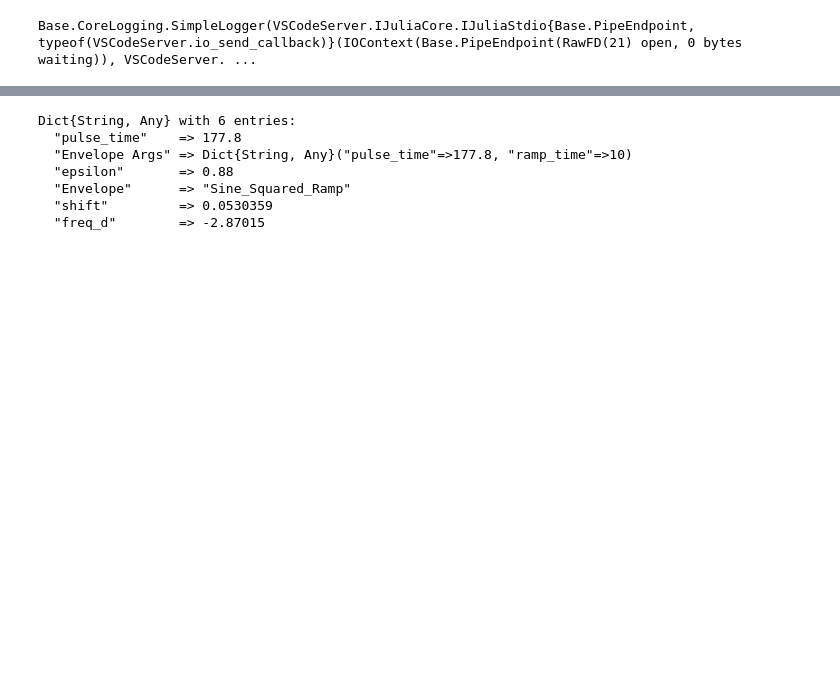
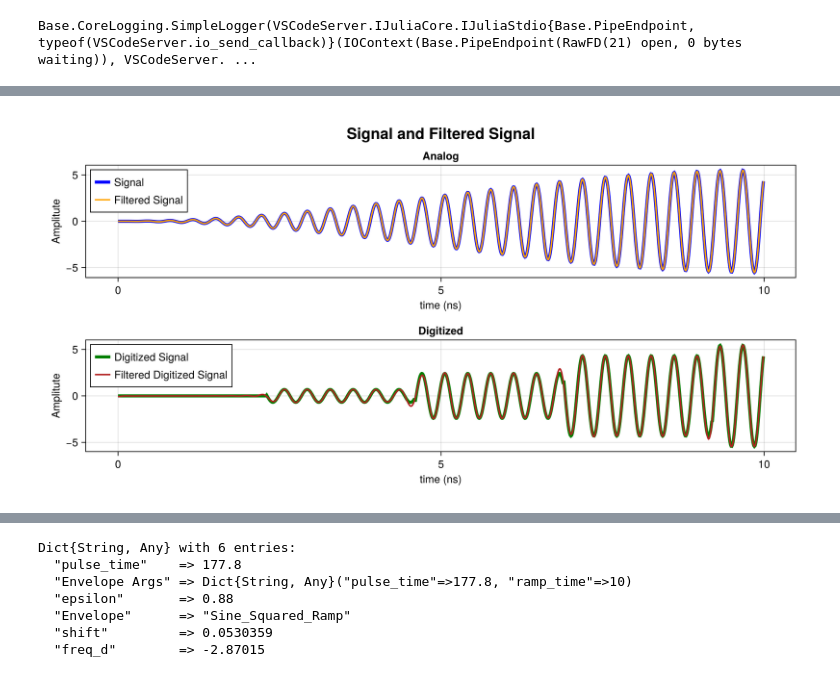
Before and after one commit to Gavin-Rockwood/SuperconductingCavities, a Jupyter notebook: Dev/DevTesting.ipynb, the cells around one changed output, grey strips where cells are left out. Cells and saved outputs as stored; diff of their text form; code cells hidden in the pictures; blank space fills up the shorter version.

```diff
--- a/Dev/DevTesting.ipynb
+++ b/Dev/DevTesting.ipynb
@@ -22,0 +155,32 @@ mode3 = SC.Circuits.Transmon_Resonators.load("ModelSaves/Mode3/Mode3.json");
+# %%
+f = cm.Figure(size=(1000, 500))
+ax = cm.Axis(f[1, 1], title="Analog", xlabel = "time (ns)", ylabel = "Amplitute")
+plot_every = 1
+plot_end = 1000
+
+x = times[1:plot_every:plot_end]
+y = imag.(sig[1:plot_every:plot_end])
+cm.lines!(ax, x, y, color=:blue,linewidth=4, label = "Signal")
+
+x = times[1:plot_every:plot_end]
+y = imag.(ifft[1:plot_every:plot_end])
+cm.lines!(ax, x, y, color=:orange,linewidth=2, label = "Filtered Signal")
+
+cm.axislegend(ax, position = :lt)
+
+ax2 = cm.Axis(f[2, 1], title = "Digitized", xlabel = "time (ns)", ylabel = "Amplitute")
+
+x = times[1:plot_every:plot_end]
+y = imag.(sig_d[1:plot_every:plot_end])
+cm.lines!(ax2, x, y, color=:green,linewidth=4, label = "Digitized Signal")
+
+x = times[1:plot_every:plot_end]
+y = imag.(ifft_d[1:plot_every:plot_end])
+cm.lines!(ax2, x, y, color=:firebrick,linewidth=2, label = "Filtered Digitized Signal")
+
+cm.axislegend(ax2, position = :lt)
+
+cm.Label(f[1,1:1, cm.Top()], "Signal and Filtered Signal", valign = :bottom, padding = (0,0,30,0), font =:bold, fontsize = 20)
+f
+# %% [output]
+[figure, added]
```
Also changed, not shown: parts of 37 cells of this notebook, 17 other files.
